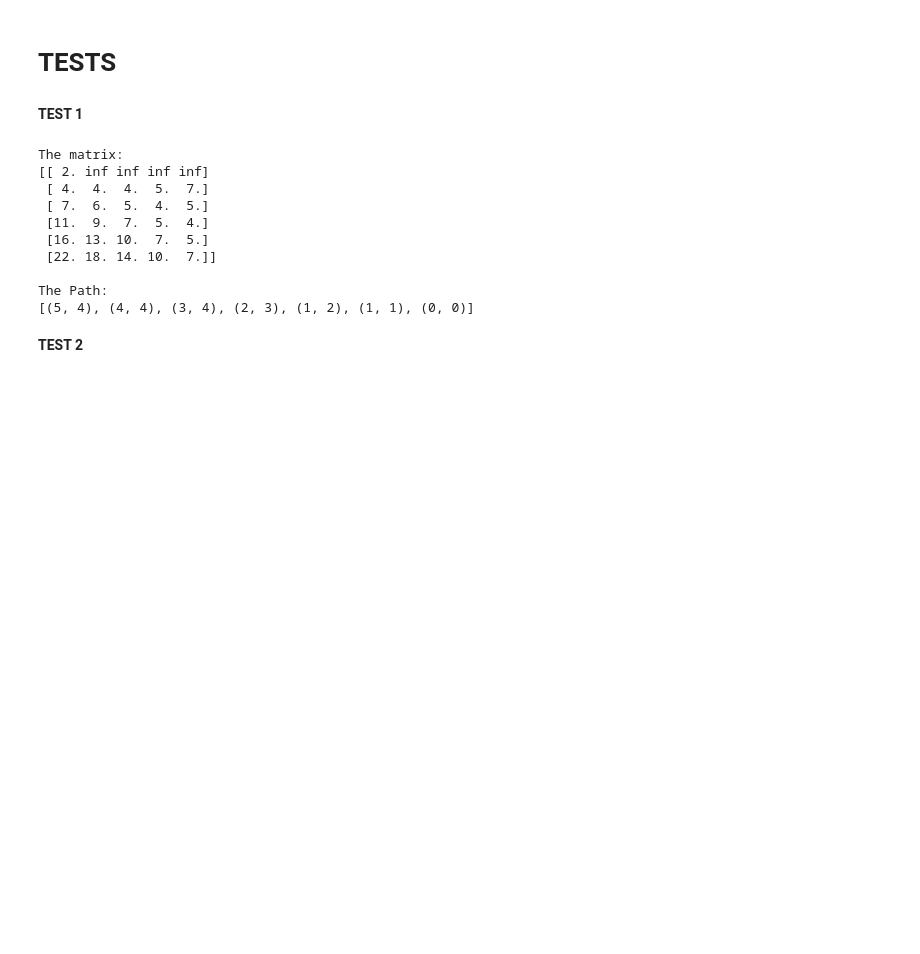
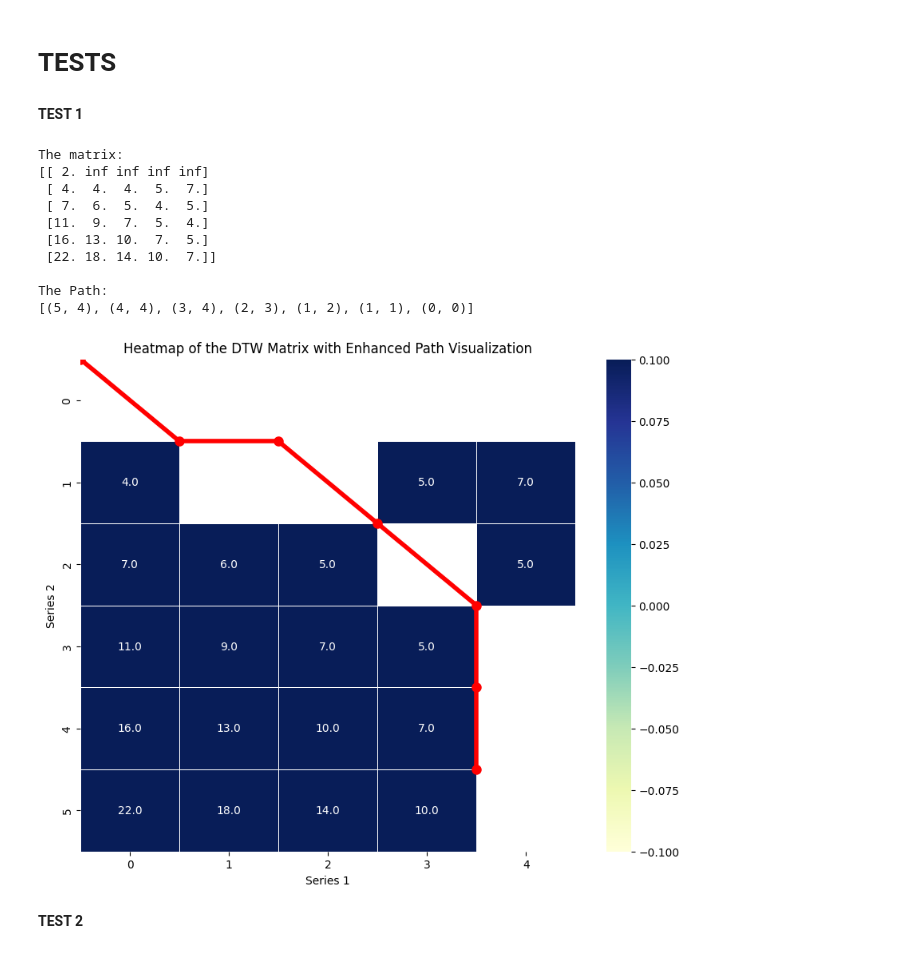
Before and after one commit to ferayame/dtw_algorithm, a Jupyter notebook: DTW.ipynb, the cells around one changed output. Cells and saved outputs as stored; diff of their text form; code cells hidden in the pictures; blank space fills up the shorter version.

```diff
--- a/DTW.ipynb
+++ b/DTW.ipynb
@@ -73,16 +74,18 @@ def path_trace(matrix_dtw):
 import matplotlib.pyplot as plt
 
 def visualiser_alignement(serie1, serie2, chemin):
+    n, m = len(serie1), len(serie2)
     plt.figure(figsize=(10, 6))
+
     plt.plot(range(n), [0] * n, 'ro-', label='Série 1 (s1)', markersize=10)  # Série 1
     plt.plot(range(m), [1] * m, 'bo-', label='Série 2 (s2)', markersize=10)  # Série 2
 
 # Tracer le chemin d'alignement
-    for (i, j) in chemin_optimal:
+    for (i, j) in chemin:
         plt.plot([i, j], [0, 1], 'k--')  # Lignes pointillées entre les points
 
 # Annotations
-    plt.xticks(range(max(n, m)), [s1[i] if i < n else '' for i in range(max(n, m))])
+    plt.xticks(range(max(n, m)), [str(serie1[i]) if i < n else '' for i in range(max(n, m))])
     plt.yticks([0, 1], ['Série 1', 'Série 2'])
     plt.title("Visualisation de l'Alignement Optimal")
     plt.xlabel("Position dans la Série 1")
@@ -90,3 +93,34 @@ def visualiser_alignement(serie1, serie2, chemin):
     plt.legend()
     plt.grid()
     plt.show()
+
+
+def visualiser_DTW_heatmap(matrix_dtw, chemin):
+    # Create a copy of the matrix to highlight the path
+    matrix_with_path = matrix_dtw.copy()
+    path_color_value = np.max(matrix_dtw)  # Set the path's color intensity to be the maximum value
+
+    # Mark the path by adjusting the color intensity
+    for (i, j) in chemin:
+        matrix_with_path[i, j] = path_color_value  # Set the path's value to a distinct max value
+
+    plt.figure(figsize=(10, 8))
+
+    # Plotting the heatmap with the adjusted path
+    sns.heatmap(matrix_with_path, cmap="YlGnBu", annot=True, fmt=".1f", cbar=True, linewidths=0.5)
+
+    # Plotting the optimal path with bold lines
+    path_x = [j for (i, j) in chemin]  # X coordinates of the path
+    path_y = [i for (i, j) in chemin]  # Y coordinates of the path
+
+    # Drawing bold red lines for the path
+    for k in range(len(path_x) - 1):
+        plt.plot([path_x[k], path_x[k + 1]], [path_y[k], path_y[k + 1]], 'r-', lw=4)  # Red, thick lines for path
+
+    # Plotting the points on the path as red dots
+    plt.plot(path_x, path_y, 'ro', markersize=8)  # Red dots for the path points
+
+    plt.title("Heatmap of the DTW Matrix with Enhanced Path Visualization")
+    plt.xlabel("Series 1")
+    plt.ylabel("Series 2")
+    plt.show()
@@ -97,24 +149,27 @@ def visualiser_alignement(serie1, serie2, chemin):
 # %%
 serie1 = np.array([1, 2, 3, 4, 5])
 serie2 = np.array([2, 3, 4, 5, 6, 7])
 
 matrix = dtw_matrix(serie1, serie2)
 print(f"The matrix: \n{matrix}")
 
 path = path_trace(matrix)
 print(f"\nThe Path: \n{path}")
-# visualiser_alignement(serie1, serie2, chemin)
+#visualiser_alignement(serie1, serie2, path)
+visualiser_DTW_heatmap(matrix,path)
+#visualiser_3d(matrix)
 # %% [output]
 The matrix:
 [[ 2. inf inf inf inf]
  [ 4.  4.  4.  5.  7.]
  [ 7.  6.  5.  4.  5.]
  [11.  9.  7.  5.  4.]
  [16. 13. 10.  7.  5.]
  [22. 18. 14. 10.  7.]]
 
 The Path:
 [(5, 4), (4, 4), (3, 4), (2, 3), (1, 2), (1, 1), (0, 0)]
+[figure, added]
 # %% [markdown]
 **TEST 2**
 # %%
```
Also changed, not shown: parts of 4 cells of this notebook.
